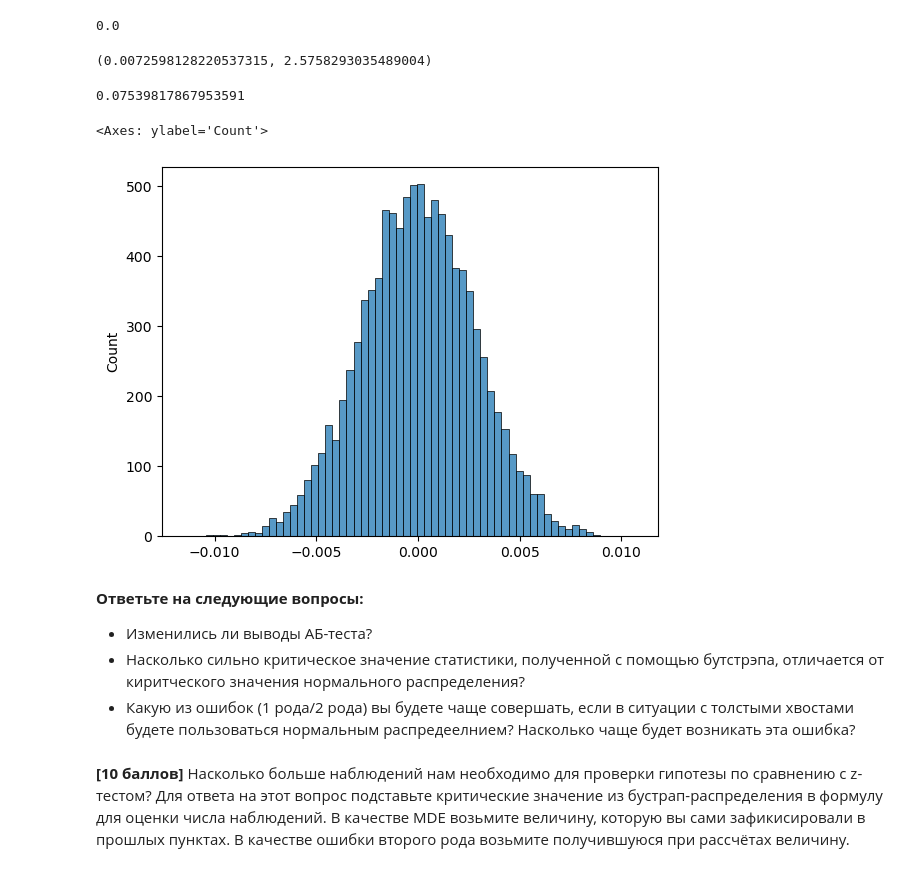
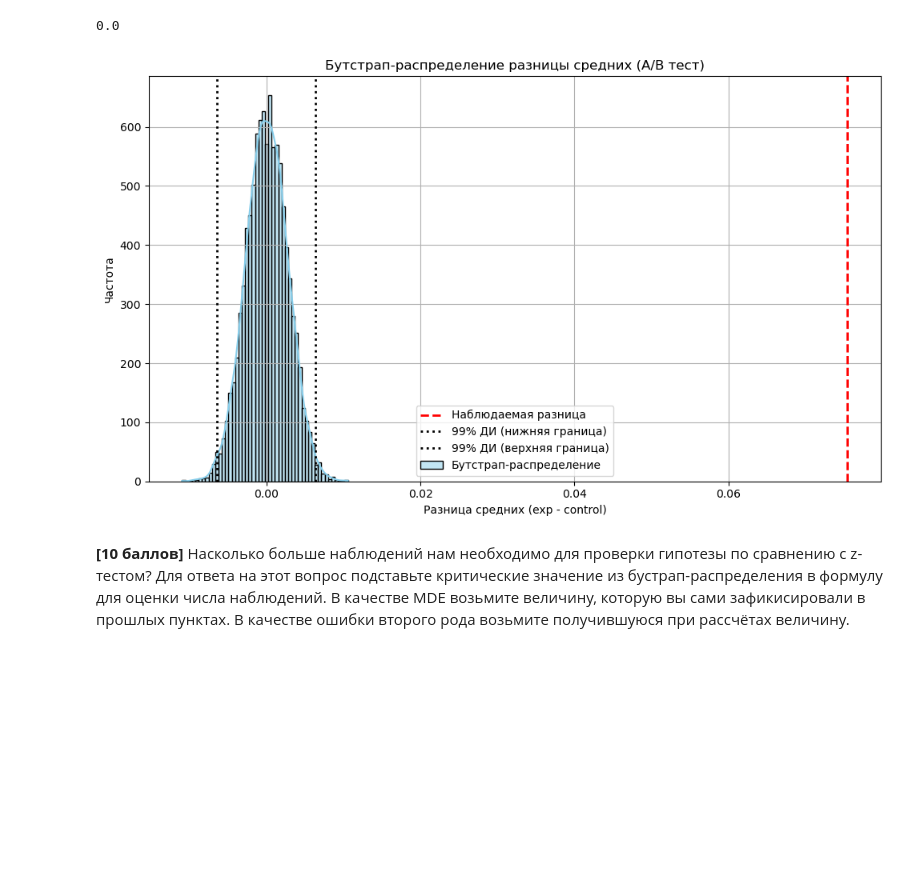
Before and after one commit to okulova99/yet_another_matstat_course, a Jupyter notebook: hw_matstat/hw03_A-B test_results.ipynb, the cells around one changed output. Drawn from its saved outputs; the diff is of its cells as text; code cells hidden in the pictures; blank space fills up the shorter version.

```diff
--- a/hw_matstat/hw03_A-B test_results.ipynb
+++ b/hw_matstat/hw03_A-B test_results.ipynb
@@ -265,26 +303,21 @@ p_value_bootstrap = 2 * np.mean(np.abs(diff_bootstrap) >= np.abs(observed_diff))
 p_value_bootstrap
 # %% [output]
 0.0
-# %%
-critical_value_bootstrap = np.percentile(np.abs(diff_bootstrap), 99)
-critical_value_z = sts.norm.ppf(1 - alpha/2)
-
-critical_value_bootstrap, critical_value_z
-# %% [output]
-(0.0072598128220537315, 2.5758293035489004)
-# %%
-print(observed_diff)
-sns.histplot(diff_bootstrap)
-# %% [output]
-0.07539817867953591
-<Axes: ylabel='Count'>
-[figure, removed]
-# %% [markdown]
-__Ответьте на следующие вопросы:__
-
-- Изменились ли выводы АБ-теста?
-- Насколько сильно критическое значение статистики, полученной с помощью бутстрэпа, отличается от киритческого значения нормального распределения?
-- Какую из ошибок (1 рода/2 рода) вы будете чаще совершать, если в ситуации с толстыми хвостами будете пользоваться нормальным распредеелнием? Насколько чаще будет возникать эта ошибка?
+# %%
+plt.figure(figsize=(10, 6))
+sns.histplot(diff_bootstrap, bins=50, kde=True, color='skyblue', label='Бутстрап-распределение')
+plt.axvline(observed_diff, color='red', linestyle='--', linewidth=2, label='Наблюдаемая разница')
+plt.axvline(np.percentile(diff_bootstrap, 1), color='black', linestyle=':', linewidth=2, label='99% ДИ (нижняя граница)')
+plt.axvline(np.percentile(diff_bootstrap, 99), color='black', linestyle=':', linewidth=2, label='99% ДИ (верхняя граница)')
+plt.title('Бутстрап-распределение разницы средних (A/B тест)')
+plt.xlabel('Разница средних (exp - control)')
+plt.ylabel('Частота')
+plt.legend()
+plt.grid(True)
+plt.tight_layout()
+plt.show()
+# %% [output]
+[figure, added]
 # %% [markdown]
 __[10 баллов]__ Насколько больше наблюдений нам необходимо для проверки гипотезы по сравнению с z-тестом? Для ответа на этот вопрос подставьте критические значение из бустрап-распределения в формулу для оценки числа наблюдений. В качестве MDE возьмите величину, которую вы сами зафикисировали в прошлых пунктах. В качестве ошибки второго рода возьмите получившуюся при рассчётах величину.
 # %%
```
Also changed, not shown: parts of 15 cells of this notebook.
